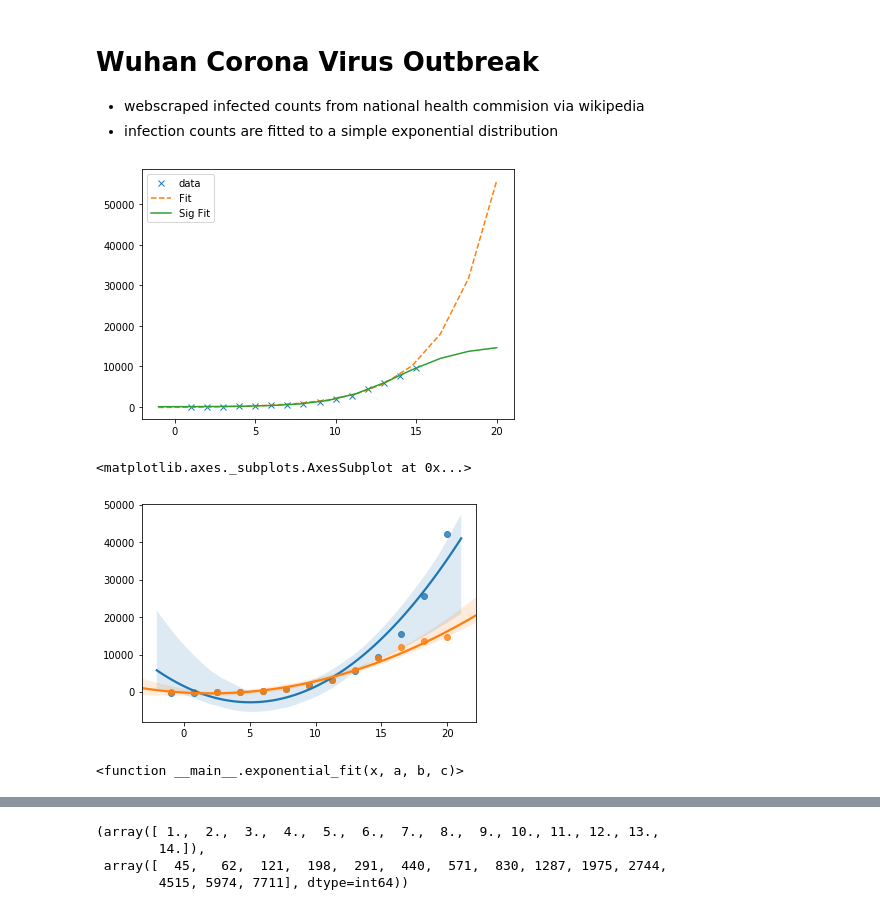
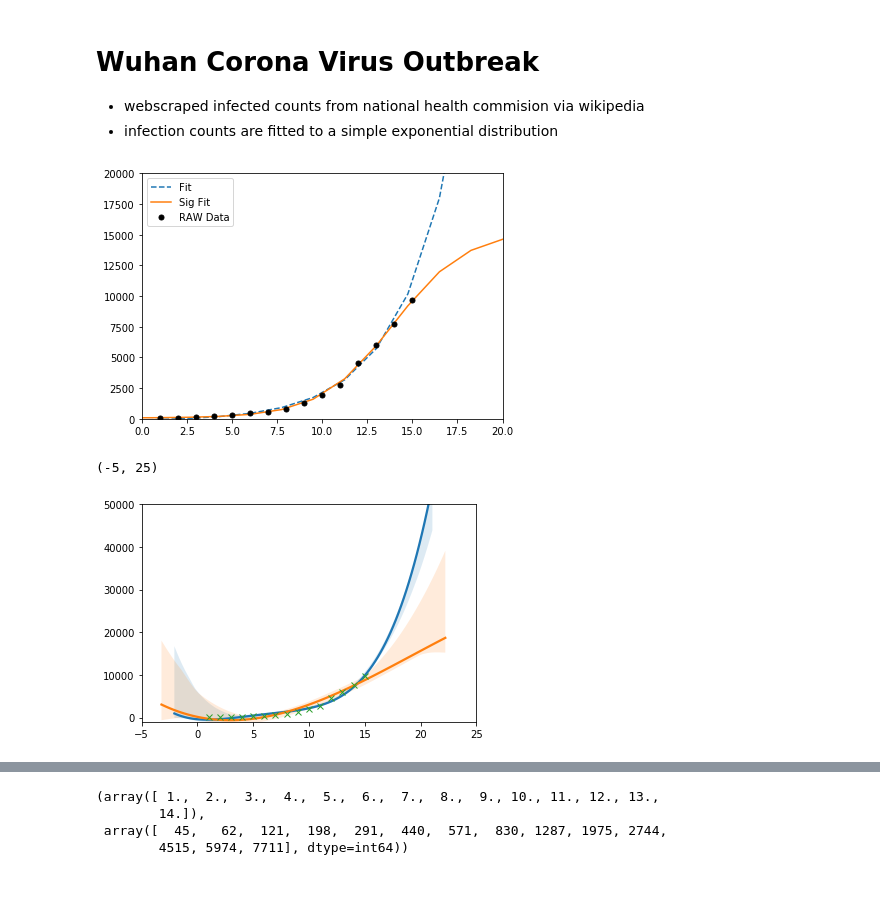
Before and after one commit to chrishom/WuhanVirusOutbreak, a Jupyter notebook: Corona Virus - Wuhan Infection Rate (Exponential Fit).ipynb, the cells around one changed output, grey strips where cells are left out. Drawn from its saved outputs; the diff is of its cells as text; code cells hidden in the pictures.

```diff
--- a/Corona Virus - Wuhan Infection Rate (Exponential Fit).ipynb
+++ b/Corona Virus - Wuhan Infection Rate (Exponential Fit).ipynb
@@ -10,6 +10,7 @@ import pandas as pd
 import numpy as np
 from scipy.optimize import curve_fit
 import matplotlib.pyplot as plt
+import matplotlib.dates as mdates
 from bs4 import BeautifulSoup
 
 %matplotlib inline
@@ -57,25 +58,30 @@ a2, b2, c2, d2 = fitting_parameters_sig
 x_min = -1
 x_max = 20
 x_fit = np.linspace(x_min, x_max, 13)
-plt.plot(x, y, 'x', label='data')
+
 plt.plot(x_fit, exponential_fit(x_fit, *fitting_parameters), '--', label='Fit')
 plt.plot(x_fit, sigmoidal_fit(x_fit, *fitting_parameters_sig), '-', label='Sig Fit')
+plt.plot(x, y, '.', label='RAW Data', color='k', markersize=10)
+
 plt.plot(title='Wuhan')
-
+plt.ylim(0, 20000)
+plt.xlim(0,20)
 plt.tight_layout()
 plt.legend()
+
 plt.show()
 # %% [output]
-[figure, old version]
+[figure, new version]
 # %%
 import seaborn as sns
+import matplotlib.pyplot as plt
 
-sns.regplot(x=x_fit,y=exponential_fit(x_fit, *fitting_parameters_exp),order=2)
-sns.regplot(x=x_fit,y=sigmoidal_fit(x_fit, *fitting_parameters_sig),order=2)
+sns.regplot(x=x_fit,y=exponential_fit(x_fit, *fitting_parameters_exp),order=4, ci=95, label = 'exponential', scatter_kws=dict(alpha=0))
+sns.regplot(x=x_fit,y=sigmoidal_fit(x_fit, *fitting_parameters_sig),order=3, ci=95, label = 'sigmoidal', scatter_kws=dict(alpha=0))
+plt.plot(x, y, 'x', label='Wuhan data')
+
+plt.ylim(-1000, 50000)
+plt.xlim(-5, 25)
 # %% [output]
-<matplotlib.axes._subplots.AxesSubplot at 0x...>
+(-5, 25)
-[figure, old version]
+[figure, new version]
-# %%
-exponential_fit
-# %% [output]
-<function __main__.exponential_fit(x, a, b, c)>
```
Also changed, not shown: parts of 1 cell of this notebook.
